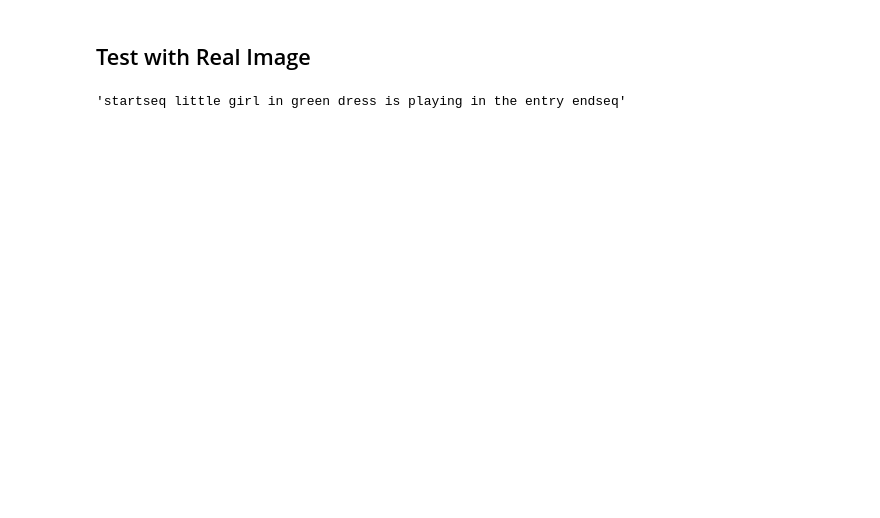
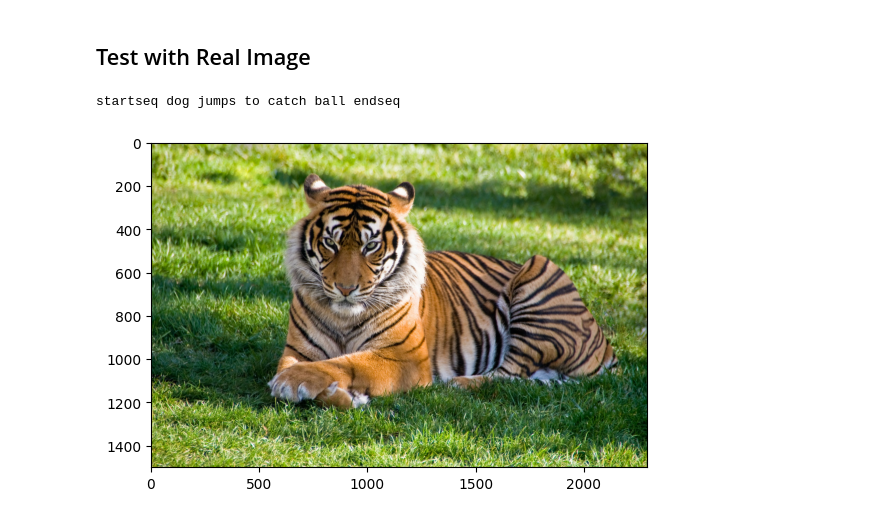
Before and after one commit to shivam92211/SHIVAM-SCIFOR, a Jupyter notebook: Major-Project/Image-Caption.ipynb, the cells around one changed output. Saved outputs shown, nothing was run; the diff lists cells and outputs as text; code cells hidden in the pictures; blank space fills up the shorter version.

```diff
--- a/Major-Project/Image-Caption.ipynb
+++ b/Major-Project/Image-Caption.ipynb
@@ -407,18 +490,23 @@ vgg_model = VGG16()
 # restructure the model
 vgg_model = Model(inputs=vgg_model.inputs, outputs=vgg_model.layers[-2].output)
 # %%
-image_path = 'flickr8k/Images/1000268201_693b08cb0e.jpg'
+image_path = 'file-6113d5f8845dc.jpeg'
 # load image
 image = load_img(image_path, target_size=(224, 224))
 # convert image pixels to numpy array
 image = img_to_array(image)
 # reshape data for model
 image = image.reshape((1, image.shape[0], image.shape[1], image.shape[2]))
 # preprocess image for vgg
 image = preprocess_input(image)
 # extract features
 feature = vgg_model.predict(image, verbose=0)
 # predict from the trained model
-predict_caption(model, feature, tokenizer, max_length)
+result = predict_caption(model, feature, tokenizer, max_length)
+
+image = Image.open(image_path)
+plt.imshow(image)
+print(result)
 # %% [output]
-'startseq little girl in green dress is playing in the entry endseq'
+startseq dog jumps to catch ball endseq
+[figure, added]
```
Also changed, not shown: parts of 20 cells of this notebook, 5 other files.
